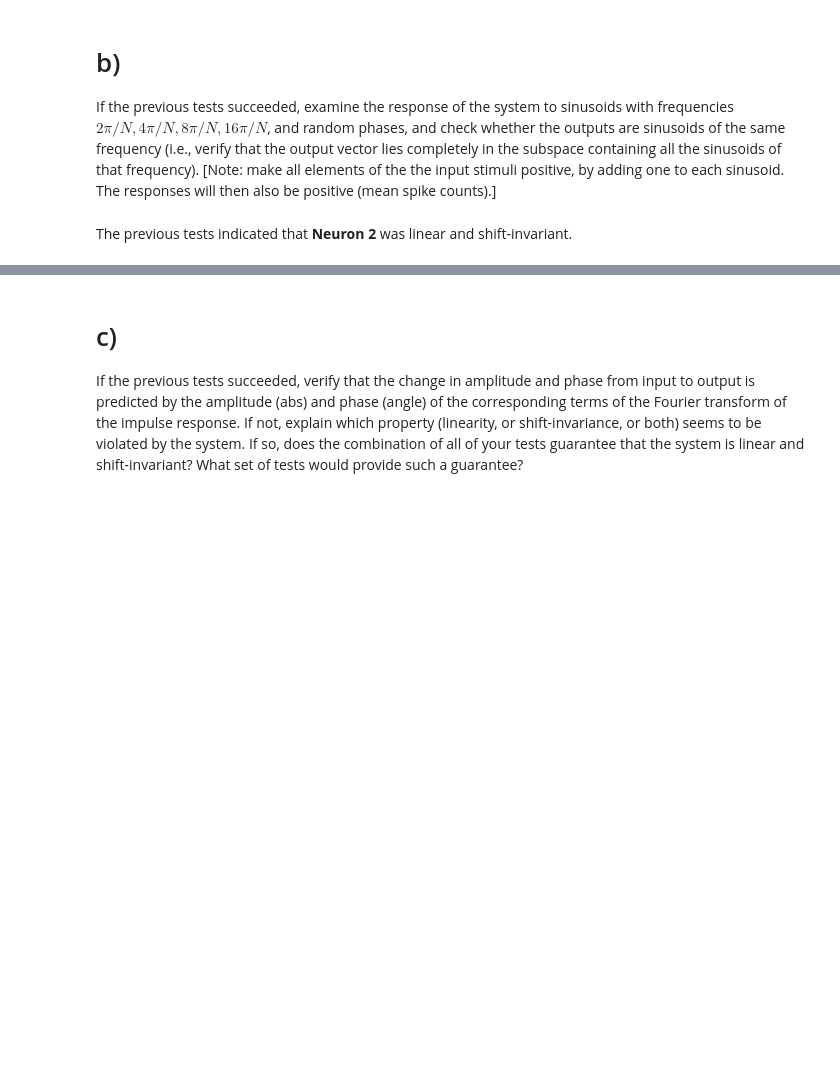
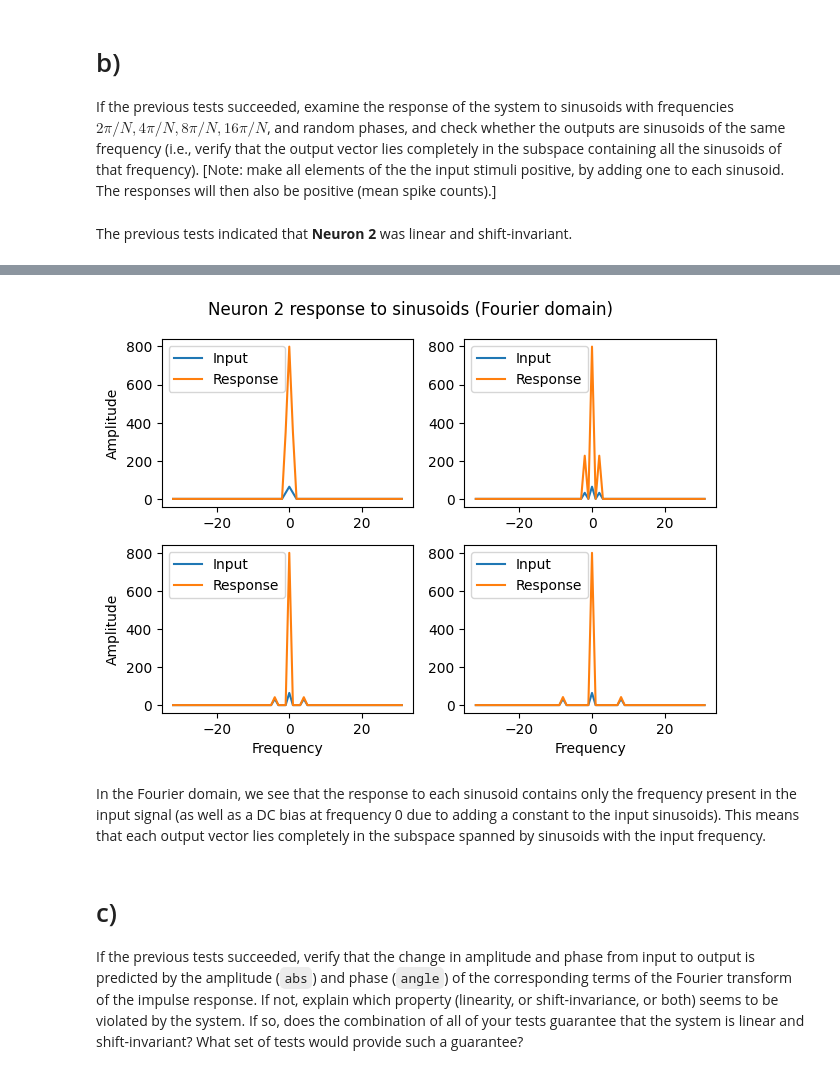
Before and after one commit to lukearend/math-tools, a Jupyter notebook: homework/hw3/HW3_Q1_Arend.ipynb, the cells around one changed output, grey strips where cells are left out. Drawn from its saved outputs; the diff is of its cells as text; code cells hidden in the pictures; blank space fills up the shorter version.

```diff
--- a/homework/hw3/HW3_Q1_Arend.ipynb
+++ b/homework/hw3/HW3_Q1_Arend.ipynb
@@ -206,3 +203,0 @@ y = neuron2(x)
-# %%
-s = 2 * np.pi * np.arange(64) / 64
-v = np.sin(s) - 1j * np.cos(s)
@@ -217,4 +204,14 @@ y @ v
+# %%
+inputs_fft = [fftshift(fft(s)) for s in sinusoids]
+responses_fft = [fftshift(fft(neuron2(s))) for s in sinusoids]
+plot_responses(np.abs(inputs_fft), np.abs(responses_fft), fourier=True)
+plt.suptitle(f'Neuron 2 response to sinusoids (Fourier domain)')
+plt.tight_layout()
+# %% [output]
+[figure, added]
+# %% [markdown]
+In the Fourier domain, we see that the response to each sinusoid contains only the frequency present in the input signal (as well as a DC bias at frequency 0 due to adding a constant to the input sinusoids). This means that each output vector lies completely in the subspace spanned by sinusoids with the input frequency.
 # %% [markdown]
 # c)
 
-If the previous tests succeeded, verify that the change in amplitude and phase from input to output is predicted by the amplitude (abs) and phase (angle) of the corresponding terms of the Fourier transform of the impulse response. If not, explain which property (linearity, or shift-invariance, or both) seems to be violated by the system. If so, does the combination of all of your tests guarantee that the system is linear and shift-invariant? What set of tests would provide such a guarantee?
+If the previous tests succeeded, verify that the change in amplitude and phase from input to output is predicted by the amplitude (`abs`) and phase (`angle`) of the corresponding terms of the Fourier transform of the impulse response. If not, explain which property (linearity, or shift-invariance, or both) seems to be violated by the system. If so, does the combination of all of your tests guarantee that the system is linear and shift-invariant? What set of tests would provide such a guarantee?
```
Also changed, not shown: parts of 20 cells of this notebook, 4 other files.
